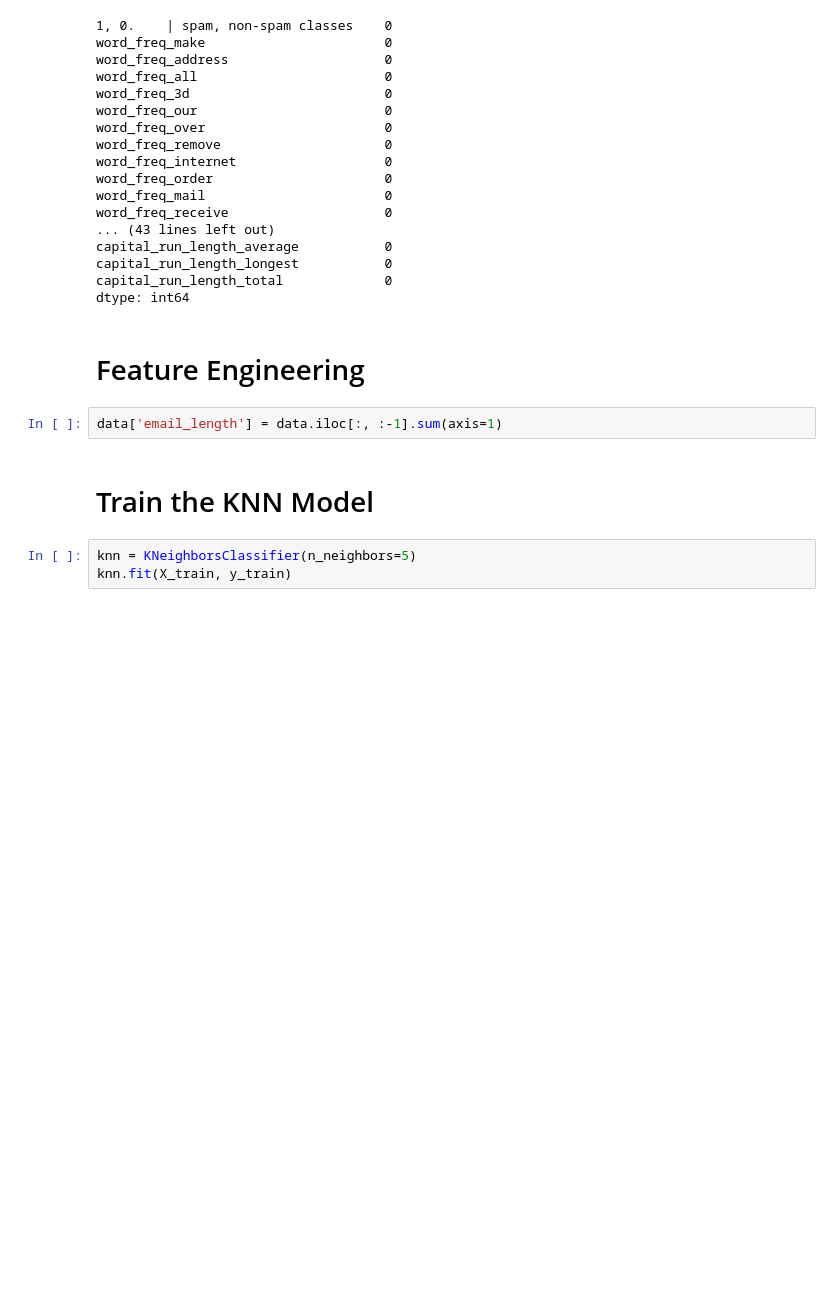
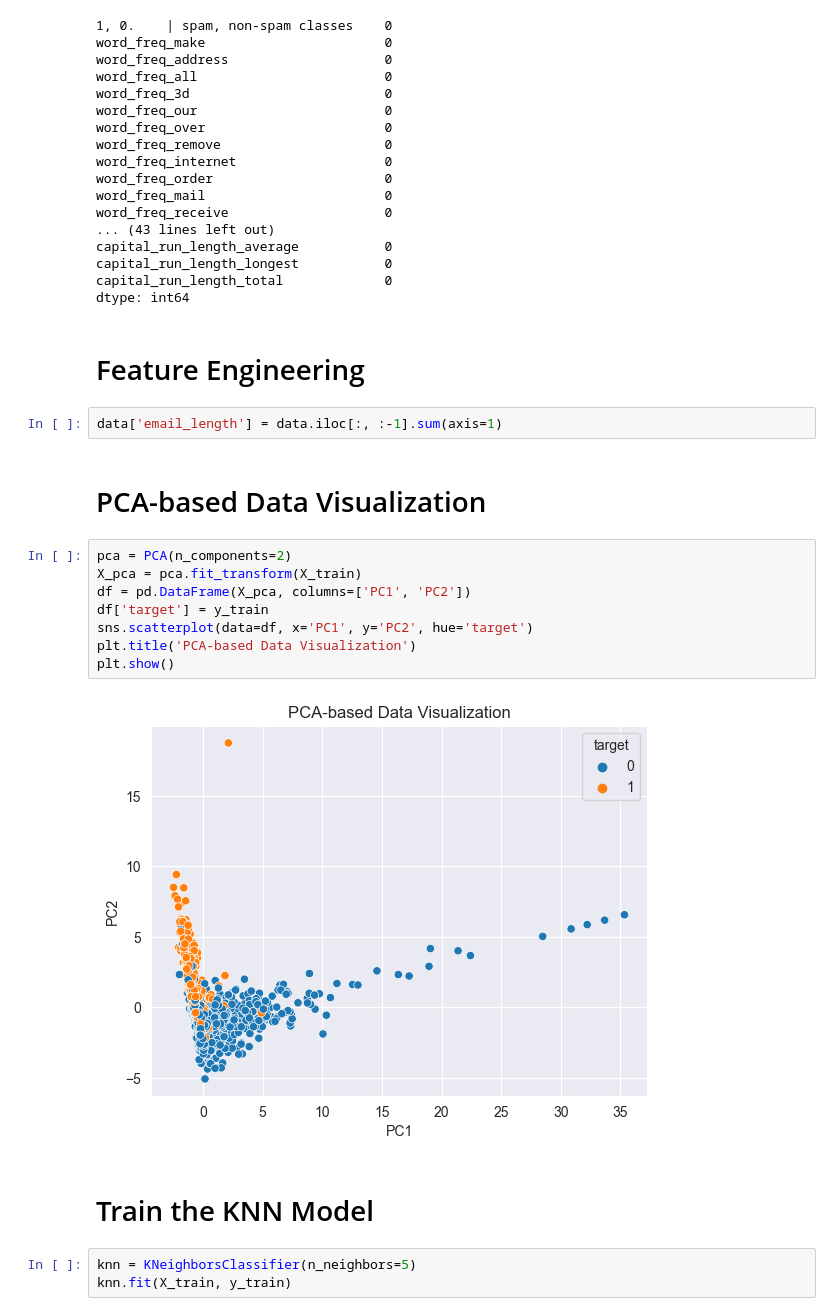
Before and after one commit to Tharanidissanayake/Machine-Learning, a Jupyter notebook: Machine_Learning.ipynb, the cells around one changed output. Drawn from its saved outputs; the diff is of its cells as text; blank space fills up the shorter version.

```diff
--- a/Machine_Learning.ipynb
+++ b/Machine_Learning.ipynb
@@ -166,6 +166,18 @@ dtype: int64
 # Feature Engineering
 # %%
 data['email_length'] = data.iloc[:, :-1].sum(axis=1)
+# %% [markdown]
+# PCA-based Data Visualization
+# %%
+pca = PCA(n_components=2)
+X_pca = pca.fit_transform(X_train)
+df = pd.DataFrame(X_pca, columns=['PC1', 'PC2'])
+df['target'] = y_train
+sns.scatterplot(data=df, x='PC1', y='PC2', hue='target')
+plt.title('PCA-based Data Visualization')
+plt.show()
+# %% [output]
+[figure, added]
 # %% [markdown]
 # Train the KNN Model
 # %%
```
Also changed, not shown: parts of 2 cells of this notebook.
